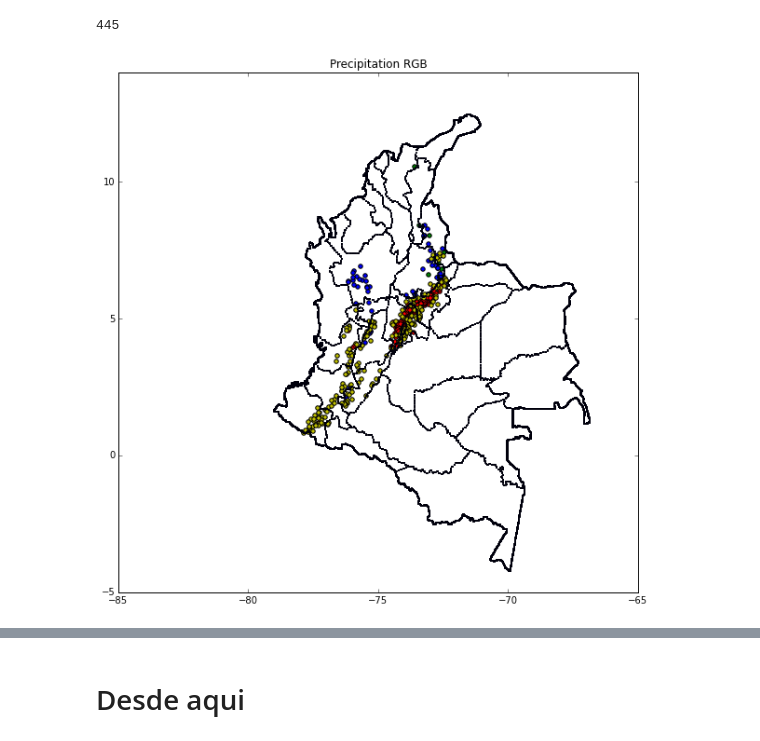
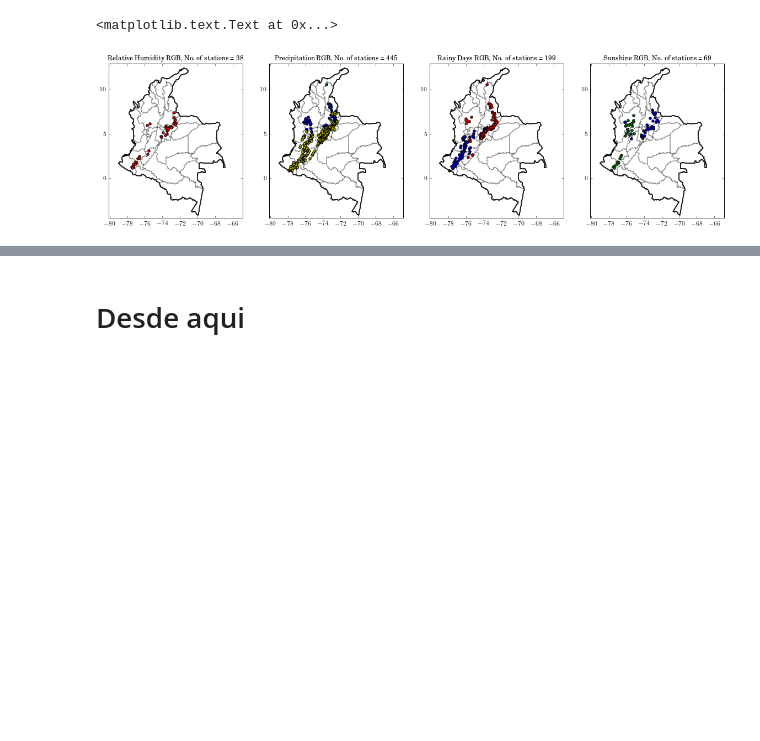
Before and after one commit to saint-germain/ideam, a Jupyter notebook: PCA-IDEAM-WC.ipynb, the cells around one changed output, grey strips where cells are left out. Saved outputs shown, nothing was run; the diff lists cells and outputs as text; code cells hidden in the pictures; blank space fills up the shorter version.

```diff
--- a/PCA-IDEAM-WC.ipynb
+++ b/PCA-IDEAM-WC.ipynb
@@ -21,12 +28,16 @@ colvec=np.loadtxt('colvecdep.txt')
 def data_reduction(dataname):
     if dataname=="lluvia.csv":
         varname="Precipitation"
+        uname="mm"
     if dataname=="brillo.csv":
         varname="Sunshine"
+        uname="hours per day"
     if dataname=="humedad.csv":
         varname="Relative Humidity"
+        uname="%"
     if dataname=="diaslluvia.csv":
         varname="Rainy Days"
+        uname="days per month"
     df=pd.read_csv(dataname)
     AH=df.as_matrix(columns=df.columns[8:20])
     pca = PCA(0.95)
@@ -134,11 +145,11 @@ def data_reduction(dataname):
         plt.plot(B.mean(axis=0))
         plt.errorbar(xx,B.mean(axis=0),yerr=B.std(axis=0))
         plt.xlabel('Month')
-        plt.ylabel('%s, Av. =%5.f' % (varname,B.mean(axis=0).mean()))
+        plt.ylabel('%s, Av. =%5.f %s' % (varname,B.mean(axis=0).mean(),uname))
 
         plt.subplot(kcomp, 3, ii+3)
         plt.scatter(-LON,-LAT,c=ALTH,cmap='cubehelix')
-        plt.colorbar(label='Altitude, Mean Alt.=%i' % ALTH.mean())
+        plt.colorbar(label='Altitude, Mean Alt. = %i m' % ALTH.mean())
         plt.scatter(colvec[:,0],colvec[:,1],s=0.01)
         plt.xlim(-85,-65)
         plt.ylim(-5,14)
@@ -257,24 +253,57 @@ print filter1.sum()
 # %%
+# Graficamos los clusters seleccionados con el filtro de alturas > 1500 msm, esto es sólo para la visualización
+plt.figure(figsize=(20,5))
 
-# Graficamos 3 componentes al tiempo. Los puntos rojos son el primer cluster, el más interesante para nosotros
-# Los siguientes importantes son el segundo cluster (verdes)
-plt.figure(figsize=(10,10))
+plt.subplot(1, 4, 1)
+# Nos interesa el 1
+filter1=ALTH[:,1]>1500
+plt.scatter(-LONH[:,1][filter1],-LATH[:,1][filter1],c='r')
+plt.scatter(colvec[:,0],colvec[:,1],s=0.01)
+plt.axis('equal')
+plt.axis([-80,-65,-4.5,13])
+plt.title("Relative Humidity RGB, No. of stations = %i" % filter1.sum())
+
+plt.subplot(1, 4, 2)
+# Nos interesa el 1, 4, 6 y 10
 filter1=ALTL[:,1]>1500
 filter4=ALTL[:,4]>1500
 filter6=ALTL[:,6]>1500
 filter10=ALTL[:,10]>1500
 plt.scatter(-LONL[:,1][filter1],-LATL[:,1][filter1],c='r')
 plt.scatter(-LONL[:,4][filter4],-LATL[:,4][filter4],c='g')
 plt.scatter(-LONL[:,6][filter6],-LATL[:,6][filter6],c='b')
 plt.scatter(-LONL[:,10][filter10],-LATL[:,10][filter10],c='y')
-plt.scatter(colvec[:,0],colvec[:,1],s=1)
+plt.scatter(colvec[:,0],colvec[:,1],s=0.01)
+plt.axis('equal')
+plt.axis([-80,-65,-4.5,13])
+plt.title("Precipitation RGB, No. of stations = %i" % (filter1.sum()+filter4.sum()+filter6.sum()+filter10.sum()))
 
-# Esta no porque pa que
-#plt.scatter(-LON[:,3],-LAT[:,3],c='y')
-plt.xlim(-85,-65)
-plt.ylim(-5,14)
-plt.title("Precipitation RGB")
-print filter1.sum()+filter4.sum()+filter6.sum()+filter10.sum()
+plt.subplot(1, 4, 3)
+# Nos interesa el 0, 3 y 5
+# Del 0 solo hay una estacion sobre 1500 msm
+filter0=ALTD[:,0]>1500
+filter3=ALTD[:,3]>1500
+filter5=ALTD[:,5]>1500
+plt.scatter(-LOND[:,0][filter0],-LATD[:,0][filter0],c='g')
+plt.scatter(-LOND[:,3][filter3],-LATD[:,3][filter3],c='b')
+plt.scatter(-LOND[:,5][filter5],-LATD[:,5][filter5],c='r')
+plt.scatter(colvec[:,0],colvec[:,1],s=0.01)
+plt.axis('equal')
+plt.axis([-80,-65,-4.5,13])
+plt.title("Rainy Days RGB, No. of stations = %i" % (filter0.sum()+filter3.sum()+filter5.sum()))
+
+plt.subplot(1, 4, 4)
+# Nos interesan el 0, 3 y 4
+# El 3 no tiene datos por encima de 1500 msnm (aunque es el que mas nos gusta)
+filter4=ALTB[:,4]>1500
+filter0=ALTB[:,0]>1500
+plt.scatter(-LONB[:,0][filter0],-LATB[:,0][filter0],c='g')
+plt.scatter(-LONB[:,4][filter4],-LATB[:,4][filter4],c='b')
+plt.scatter(colvec[:,0],colvec[:,1],s=0.01)
+plt.axis('equal')
+plt.axis([-80,-65,-4.5,13])
+plt.title('Sunshine RGB, No. of stations = %i' % (filter0.sum()+filter4.sum()))
+# principal: 2 secundario 0
 # %% [output]
-445
+<matplotlib.text.Text at 0x...>
-[figure, old version]
+[figure, new version]
```
Also changed, not shown: parts of 41 cells of this notebook, 1 other file.
